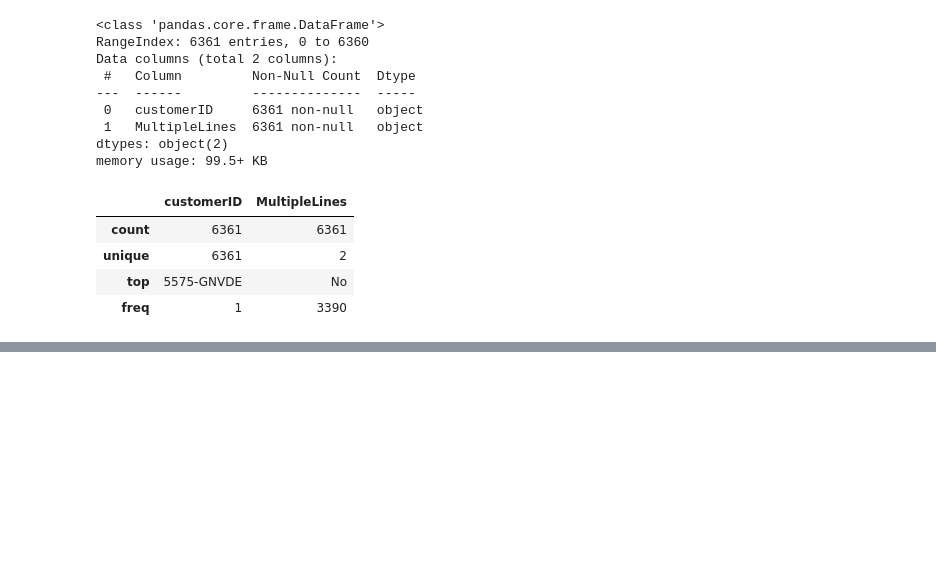
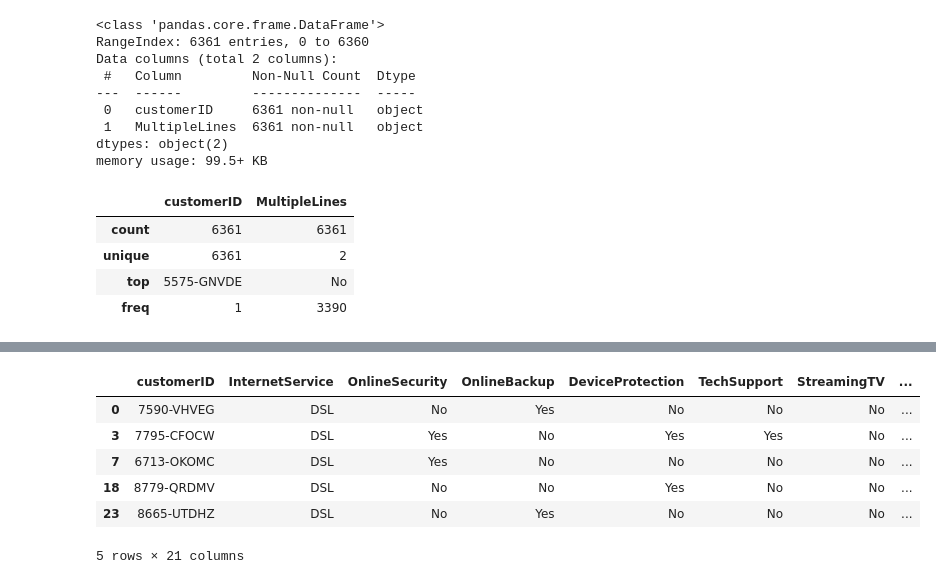
Before and after one commit to estebanberduo/ProyectoFinalTripleTen, a Jupyter notebook: ProyectoFinal.ipynb, the cells around one changed output, grey strips where cells are left out. Cells and saved outputs as stored; diff of their text form; code cells hidden in the pictures; blank space fills up the shorter version.

```diff
--- a/ProyectoFinal.ipynb
+++ b/ProyectoFinal.ipynb
@@ -285,0 +288,10 @@ df_phone.describe(include="all")
+# %%
+df_internet["customerID"] = df_internet["customerID"].astype(str)
+df_contract["customerID"] = df_contract["customerID"].astype(str)
+df_personal["customerID"] = df_personal["customerID"].astype(str)
+df_phone["customerID"] = df_phone["customerID"].astype(str)
+# %%
+df_full = pd.merge(df_internet,df_contract,on="customerID",how="outer")
+df_full = pd.merge(df_full,df_personal,on="customerID",how="outer")
+df_full = pd.merge(df_full,df_phone,on="customerID",how="outer")
+df_full.head()
@@ -285,0 +327,11 @@ df_phone.describe(include="all")
+# %%
+df_null = df_full[df_full.isnull().any(axis=1)]
+df_null.head()
+# %% [output]
+|  | customerID | InternetService | OnlineSecurity | OnlineBackup | DeviceProtection | TechSupport | StreamingTV | ... |
+| 0 | 7590-VHVEG | DSL | No | Yes | No | No | No | ... |
+| 3 | 7795-CFOCW | DSL | Yes | No | Yes | Yes | No | ... |
+| 7 | 6713-OKOMC | DSL | Yes | No | No | No | No | ... |
+| 18 | 8779-QRDMV | DSL | No | No | Yes | No | No | ... |
+| 23 | 8665-UTDHZ | DSL | No | Yes | No | No | No | ... |
+5 rows × 21 columns
```
Also changed, not shown: parts of 6 cells of this notebook.
